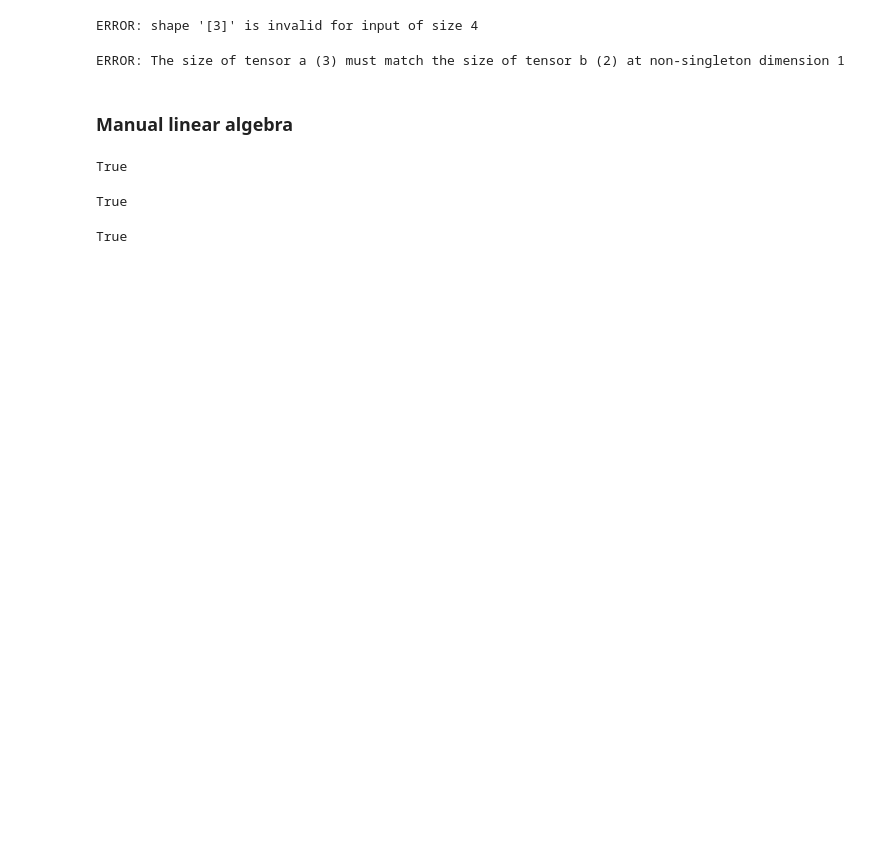
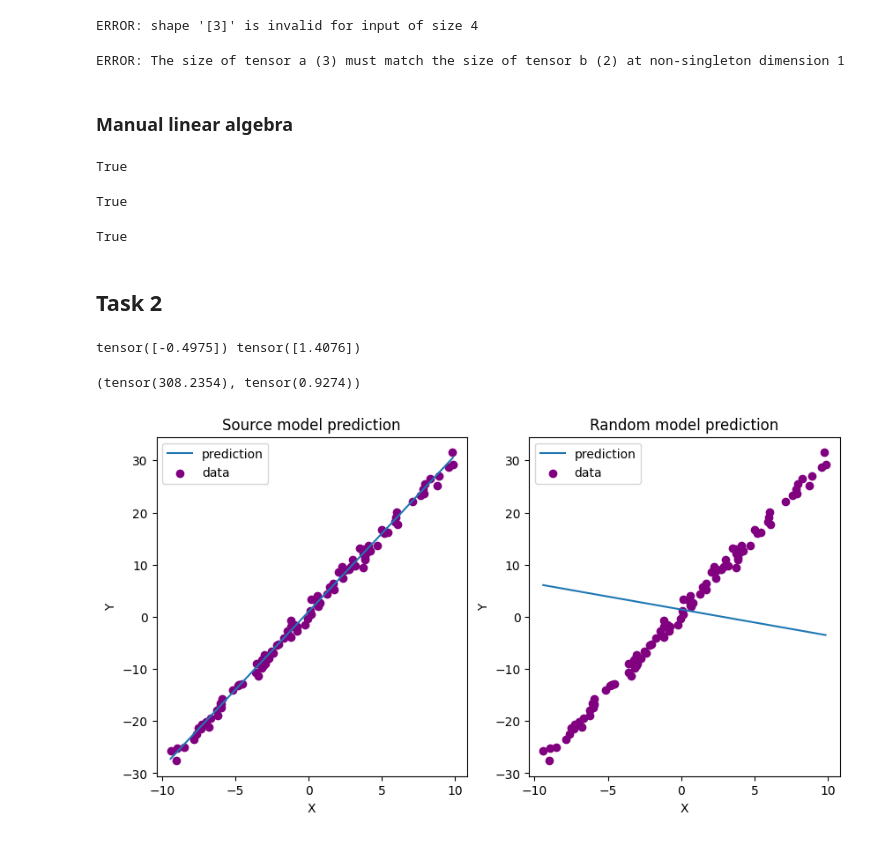
Before and after one commit to jpultorak/neural-networks, a Jupyter notebook: notebooks/list1.ipynb, the cells around one changed output. Saved outputs shown, nothing was run; the diff lists cells and outputs as text; code cells hidden in the pictures; blank space fills up the shorter version.

Commit message:
Task 2

```diff
--- a/notebooks/list1.ipynb
+++ b/notebooks/list1.ipynb
@@ -231,3 +233,52 @@ B2 = torch.tensor([
 torch.equal(B1 @ B2, batched_matrix_mult(B1, B2))
 # %% [output]
 True
+# %% [markdown]
+## Task 2
+# %%
+class Model:
+    def __init__(self, w=None, b=None):
+        self.w, self.b = w, b
+        if w is None:
+            self.w = 10*torch.rand(1) - 5
+        if b is None:
+            self.b = 10*torch.rand(1) - 5
+
+    def forward(self, x: torch.Tensor):
+        return self.w*x + self.b
+
+def mse(y_pred: torch.Tensor, y: torch.Tensor):
+    assert y_pred.ndim == y.ndim == 1 and y_pred.shape[0] == y.shape[0]
+    n = y.shape[0]
+    return torch.sum((y-y_pred)**2) / n
+
+source_m = Model(3, 1)
+rand_m = Model()
+print(rand_m.w, rand_m.b)
+
+n = 100
+x = torch.sort(20 * torch.rand(n) - 10).values
+
+y_source = source_m.forward(x)
+y_rand = rand_m.forward(x)
+y = y_source + torch.normal(mean=0, std=1, size=(n,))
+# %% [output]
+tensor([-0.4975]) tensor([1.4076])
+# %%
+mse(y_rand, y), mse(y_source, y)
+# %% [output]
+(tensor(308.2354), tensor(0.9274))
+# %%
+def plot(x, ax, y, y_pred, title):
+
+    ax.plot(x, y_pred, label="prediction")
+    ax.scatter(x, y, color='purple', label="data")
+
+    ax.legend()
+    ax.set(xlabel='X', ylabel='Y', title=title)
+# %%
+fig, (ax1, ax2) = plt.subplots(1, 2, figsize=(10, 5))
+plot(x, ax1, y, y_source, title="Source model prediction")
+plot(x, ax2, y, y_rand, title="Random model prediction")
+# %% [output]
+[figure, added]
```
Also changed, not shown: parts of 1 cell of this notebook.
